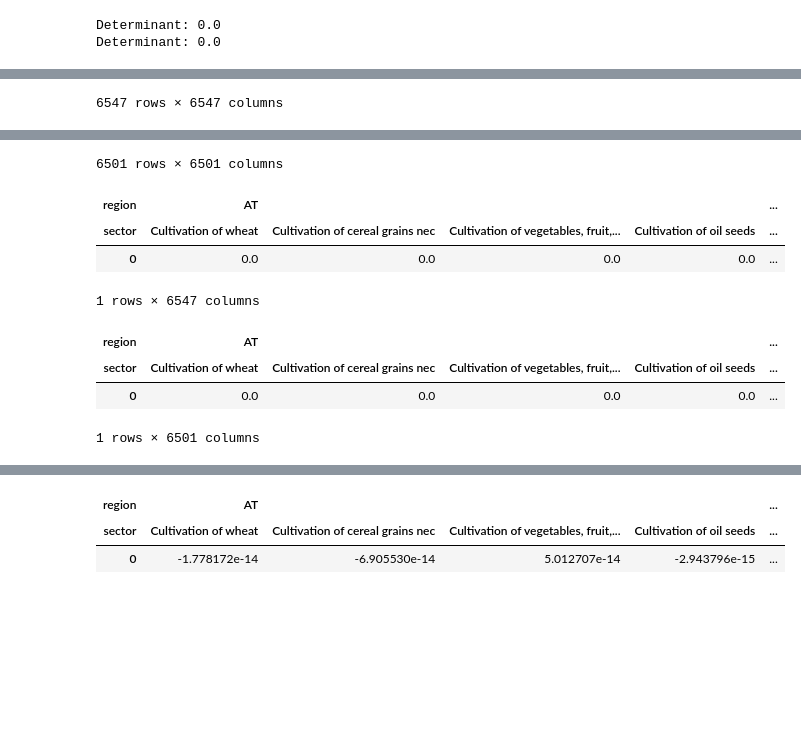
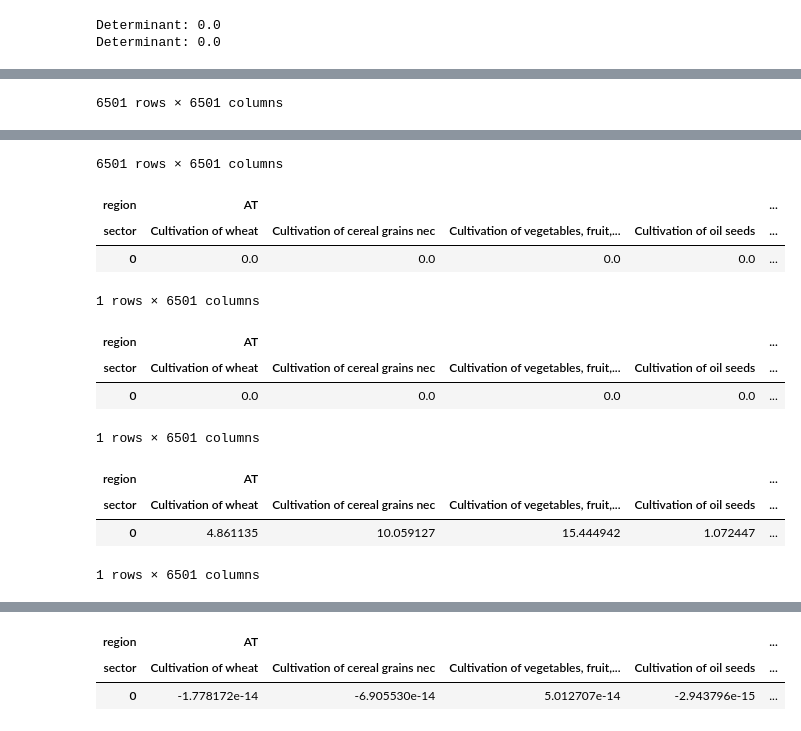
Before and after one commit to MathiasAlten/Input-Output, a Jupyter notebook: code/X_star.ipynb, the cells around one changed output, grey strips where cells are left out. Saved outputs shown, nothing was run; the diff lists cells and outputs as text; code cells hidden in the pictures; blank space fills up the shorter version.

Commit message:
Summed

```diff
--- a/code/X_star.ipynb
+++ b/code/X_star.ipynb
@@ -321,7 +321,7 @@ F_0_summed = F_0_del.sum(axis=0)
 
 # Convert the result into a DataFrame for better readability
 summed_row = pd.DataFrame(F_0_summed).T
-
+F_no_sanction = summed_row.copy() # Create a copy of the original DataFrame
 
 summed_row.loc[:, :] = 0
 #display(summed_row)
@@ -404,9 +404,12 @@ display(X_star_df)
 F_filtered = F_sanctioned[X_df.columns]
 F_filtered_star = F_filtered[X_star_df.columns]
 
+F_filtered_no_santion = F_no_sanction[X_star_df.columns]
+
 # Display the filtered matrix
 display(F_filtered)
 display(F_filtered_star)
+display(F_filtered_no_santion)
 # %% [output]
 |  | region | AT |  |  |  | ... |
 |  | sector | Cultivation of wheat | Cultivation of cereal grains nec | Cultivation of vegetables, fruit,... | Cultivation of oil seeds | ... |
@@ -417,35 +420,39 @@ display(F_filtered_star)
 |  | Cultivation of oil seeds | 7.183031e-04 | 1.060178e-03 | 4.184542e-03 | 7.357421e+01 | ... |
 |  | Cultivation of sugar cane, sugar ... | 3.132116e-03 | 4.096590e-03 | 2.180960e-02 | 1.422534e-03 | ... |
 | ... | ... | ... | ... | ... | ... | ... |
 | WM | Landfill of waste: Wood | 1.467986e-07 | 2.949803e-07 | 8.068553e-07 | 5.283066e-08 | ... |
 |  | Activities of membership organisa... | 6.467930e-04 | 1.112250e-03 | 1.193869e-02 | 2.275277e-04 | ... |
 |  | Recreational, cultural and sporti... | 8.593111e-04 | 1.348667e-03 | 5.979507e-03 | 3.423987e-04 | ... |
 |  | Other service activities (93) | 4.589648e-04 | 9.307093e-04 | 2.482861e-03 | 2.010890e-04 | ... |
 |  | Private households with employed ... | 9.465072e-04 | 2.089533e-03 | 6.136868e-03 | 3.650307e-04 | ... |
-6547 rows × 6547 columns
+6501 rows × 6501 columns
 |  | region | AT |  |  |  | ... |
 |  | sector | Cultivation of wheat | Cultivation of cereal grains nec | Cultivation of vegetables, fruit,... | Cultivation of oil seeds | ... |
 | region | sector |  |  |  |  | ... |
 | AT | Cultivation of wheat | 3.417676e-08 | 7.878308e-08 | 1.664840e-07 | 9.837065e-09 | ... |
 |  | Cultivation of cereal grains nec | 8.761086e-08 | 1.983385e-07 | 4.199050e-07 | 2.499727e-08 | ... |
 |  | Cultivation of vegetables, fruit,... | 1.011511e-07 | 2.353961e-07 | 4.997589e-07 | 3.049707e-08 | ... |
 |  | Cultivation of oil seeds | 2.056972e-08 | 4.680224e-08 | 9.938958e-08 | 6.041347e-09 | ... |
 |  | Cultivation of sugar cane, sugar ... | 2.948637e-08 | 6.576654e-08 | 1.389324e-07 | 8.122038e-09 | ... |
 | ... | ... | ... | ... | ... | ... | ... |
 | WM | Landfill of waste: Wood | 1.628781e-11 | 3.885998e-11 | 8.315018e-11 | 5.353251e-12 | ... |
 |  | Activities of membership organisa... | 2.946868e-08 | 6.661815e-08 | 1.413906e-07 | 8.549995e-09 | ... |
 |  | Recreational, cultural and sporti... | 5.091479e-08 | 1.135230e-07 | 2.400456e-07 | 1.411990e-08 | ... |
 |  | Other service activities (93) | 3.687793e-08 | 8.310781e-08 | 1.762146e-07 | 1.058055e-08 | ... |
 |  | Private households with employed ... | 6.655823e-07 | 1.438105e-06 | 3.013561e-06 | 1.651939e-07 | ... |
 6501 rows × 6501 columns
 | region | AT |  |  |  | ... |
 | sector | Cultivation of wheat | Cultivation of cereal grains nec | Cultivation of vegetables, fruit,... | Cultivation of oil seeds | ... |
 | 0 | 0.0 | 0.0 | 0.0 | 0.0 | ... |
-1 rows × 6547 columns
+1 rows × 6501 columns
 | region | AT |  |  |  | ... |
 | sector | Cultivation of wheat | Cultivation of cereal grains nec | Cultivation of vegetables, fruit,... | Cultivation of oil seeds | ... |
 | 0 | 0.0 | 0.0 | 0.0 | 0.0 | ... |
 1 rows × 6501 columns
+| region | AT |  |  |  | ... |
+| sector | Cultivation of wheat | Cultivation of cereal grains nec | Cultivation of vegetables, fruit,... | Cultivation of oil seeds | ... |
+| 0 | 4.861135 | 10.059127 | 15.444942 | 1.072447 | ... |
+1 rows × 6501 columns
 # %%
 X_inv = np.linalg.inv(X_df)
 X_df = X_df.loc[X_star_df.index, X_star_df.columns]
```
Also changed, not shown: parts of 8 cells of this notebook.
